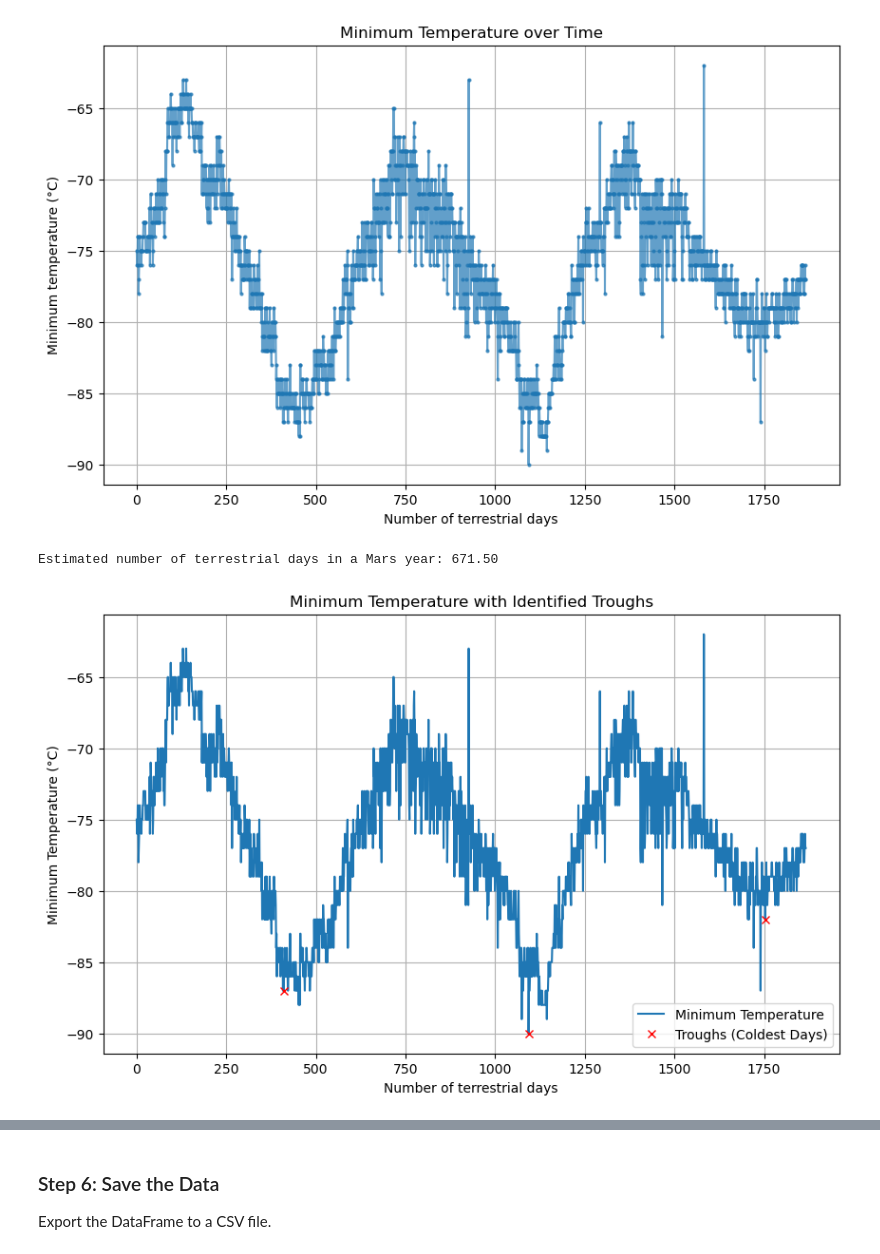
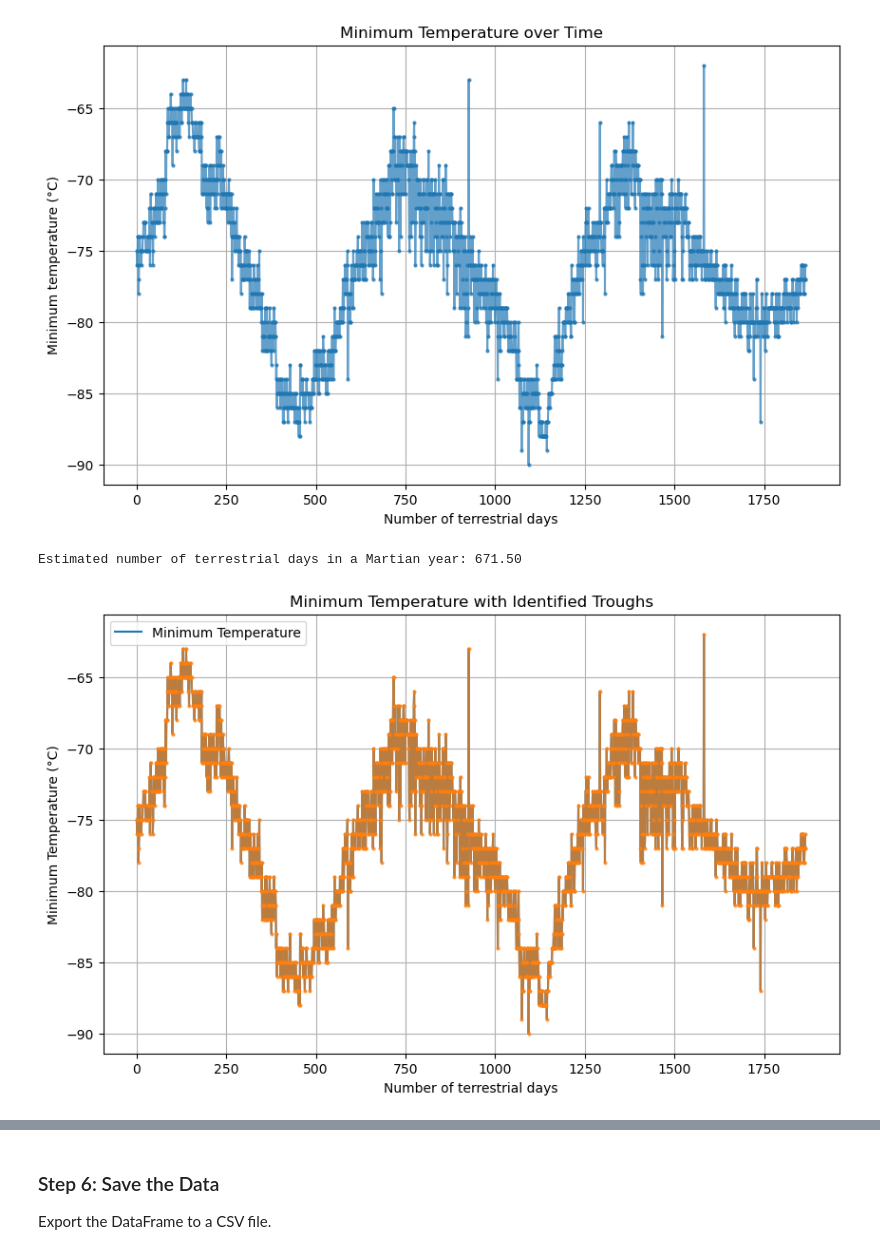
Before and after one commit to Neda2020/Marsnews-Web-Scraping-and-DataAnalysis, a Jupyter notebook: Starter_Code/part_2_mars_weather.ipynb, the cells around one changed output, grey strips where cells are left out. Cells and saved outputs as stored; diff of their text form; code cells hidden in the pictures.

```diff
--- a/Starter_Code/part_2_mars_weather.ipynb
+++ b/Starter_Code/part_2_mars_weather.ipynb
@@ -374,37 +374,37 @@ plt.show()
 # %%
 import numpy as np
 from scipy.signal import find_peaks
 import matplotlib.pyplot as plt
 
 # Assuming `df` is your DataFrame with a column named 'min_temp'
 
 # Find the peaks (maximum points for warmest) or troughs (minimum points for coldest)
 # Since we are working with cold temperatures (negative), invert the data to find the troughs
 inverted_temp = -df['min_temp']  # Invert to treat troughs as peaks
 troughs, _ = find_peaks(inverted_temp, distance=650)  # Adjust distance based on visual inspection
 
 # Calculate the differences between consecutive troughs to find the Martian year length
 martian_year_lengths = np.diff(troughs)
 
 # Calculate the average Martian year length
 average_martian_year_length = np.mean(martian_year_lengths)
 
 # Print the result
-print(f"Estimated number of terrestrial days in a Mars year: {average_martian_year_length:.2f}")
+print(f"Estimated number of terrestrial days in a Martian year: {average_martian_year_length:.2f}")
 
 # Plot the minimum temperature and mark the identified troughs
 plt.figure(figsize=(10, 6))
 plt.plot(df['min_temp'], label='Minimum Temperature')
-plt.plot(troughs, df['min_temp'][troughs], "x", label='Troughs (Coldest Days)', color='red')
+plt.plot(terrestrial_days, df['min_temp'], marker='o', linestyle='-', markersize=2, alpha=0.7)
 plt.title('Minimum Temperature with Identified Troughs')
 plt.xlabel('Number of terrestrial days')
 plt.ylabel('Minimum Temperature (°C)')
 plt.legend()
 plt.grid(True)
 plt.show()
 # %% [output]
-Estimated number of terrestrial days in a Mars year: 671.50
+Estimated number of terrestrial days in a Martian year: 671.50
-[figure, old version]
+[figure, new version]
 # %% [markdown]
 #### Minimum Temperature
 Mars experiences extreme cold, with temperatures varying between -90°C and -60°C. The coldest month is month 3, while the warmest occurs in month 8. Despite the harsh conditions, the temperature follows a predictable pattern.
```
Also changed, not shown: parts of 1 cell of this notebook.
